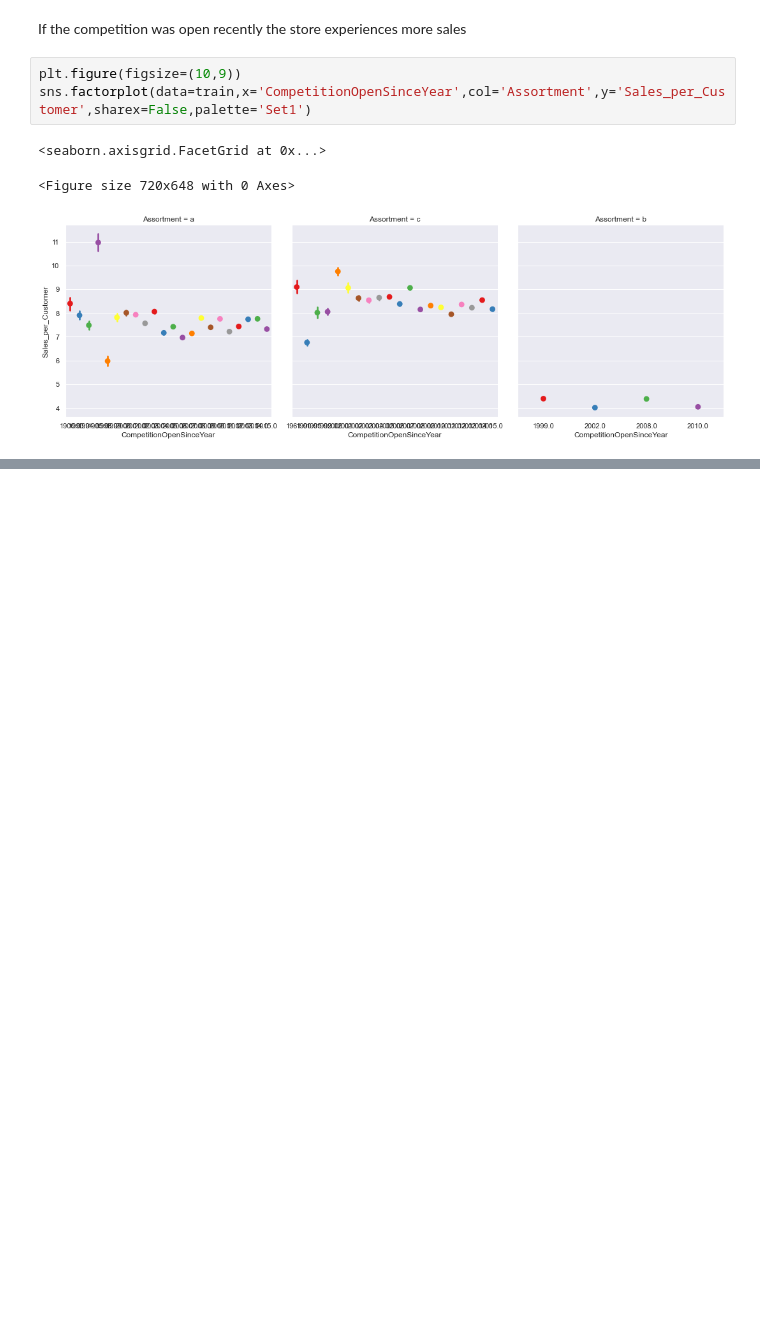
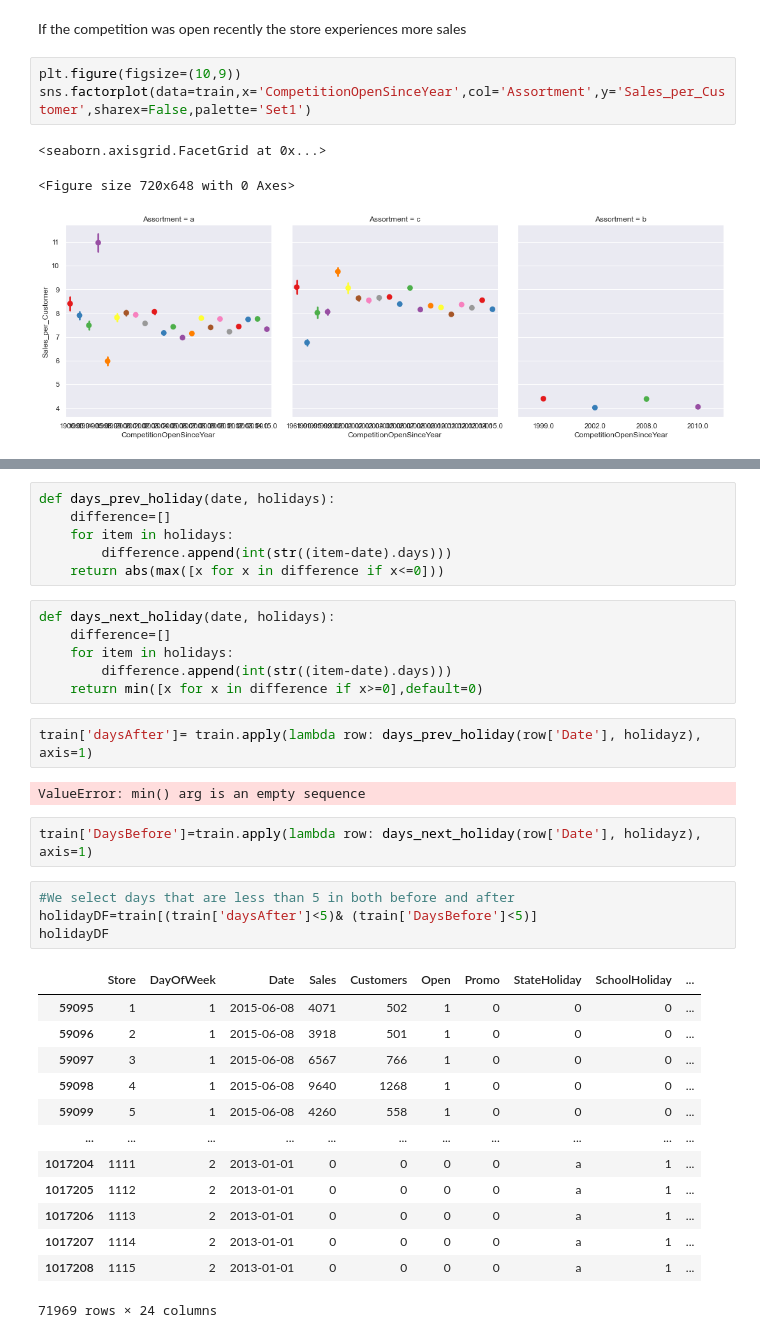
Before and after one commit to Blvisse/Pharmtec_Sales, a Jupyter notebook: notebooks/PharmTec.ipynb, the cells around one changed output, grey strips where cells are left out. Drawn from its saved outputs; the diff is of its cells as text; blank space fills up the shorter version.

```diff
--- a/notebooks/PharmTec.ipynb
+++ b/notebooks/PharmTec.ipynb
@@ -1335,0 +1433,36 @@ sns.factorplot(data=train,x='CompetitionOpenSinceYear',col='Assortment',y='Sales
+# %%
+def days_prev_holiday(date, holidays):
+    difference=[]
+    for item in holidays:
+        difference.append(int(str((item-date).days)))
+    return abs(max([x for x in difference if x<=0]))
+# %%
+def days_next_holiday(date, holidays):
+    difference=[]
+    for item in holidays:
+        difference.append(int(str((item-date).days)))
+    return min([x for x in difference if x>=0],default=0)
+# %%
+train['daysAfter']= train.apply(lambda row: days_prev_holiday(row['Date'], holidayz), axis=1)
+# %% [output]
+ValueError: min() arg is an empty sequence
+# %%
+train['DaysBefore']=train.apply(lambda row: days_next_holiday(row['Date'], holidayz), axis=1)
+# %%
+#We select days that are less than 5 in both before and after
+holidayDF=train[(train['daysAfter']<5)& (train['DaysBefore']<5)]
+holidayDF
+# %% [output]
+|  | Store | DayOfWeek | Date | Sales | Customers | Open | Promo | StateHoliday | SchoolHoliday | ... |
+| 59095 | 1 | 1 | 2015-06-08 | 4071 | 502 | 1 | 0 | 0 | 0 | ... |
+| 59096 | 2 | 1 | 2015-06-08 | 3918 | 501 | 1 | 0 | 0 | 0 | ... |
+| 59097 | 3 | 1 | 2015-06-08 | 6567 | 766 | 1 | 0 | 0 | 0 | ... |
+| 59098 | 4 | 1 | 2015-06-08 | 9640 | 1268 | 1 | 0 | 0 | 0 | ... |
+| 59099 | 5 | 1 | 2015-06-08 | 4260 | 558 | 1 | 0 | 0 | 0 | ... |
+| ... | ... | ... | ... | ... | ... | ... | ... | ... | ... | ... |
+| 1017204 | 1111 | 2 | 2013-01-01 | 0 | 0 | 0 | 0 | a | 1 | ... |
+| 1017205 | 1112 | 2 | 2013-01-01 | 0 | 0 | 0 | 0 | a | 1 | ... |
+| 1017206 | 1113 | 2 | 2013-01-01 | 0 | 0 | 0 | 0 | a | 1 | ... |
+| 1017207 | 1114 | 2 | 2013-01-01 | 0 | 0 | 0 | 0 | a | 1 | ... |
+| 1017208 | 1115 | 2 | 2013-01-01 | 0 | 0 | 0 | 0 | a | 1 | ... |
+71969 rows × 24 columns
```
Also changed, not shown: parts of 16 cells of this notebook, 27 other files.
